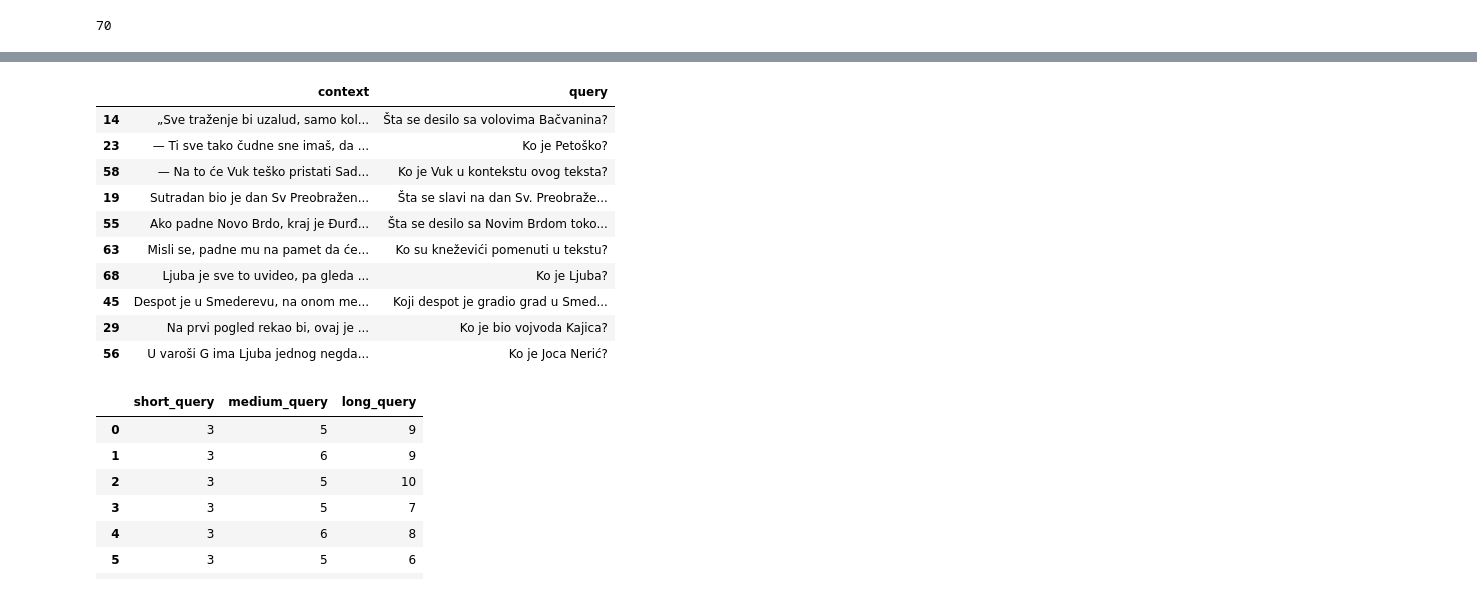
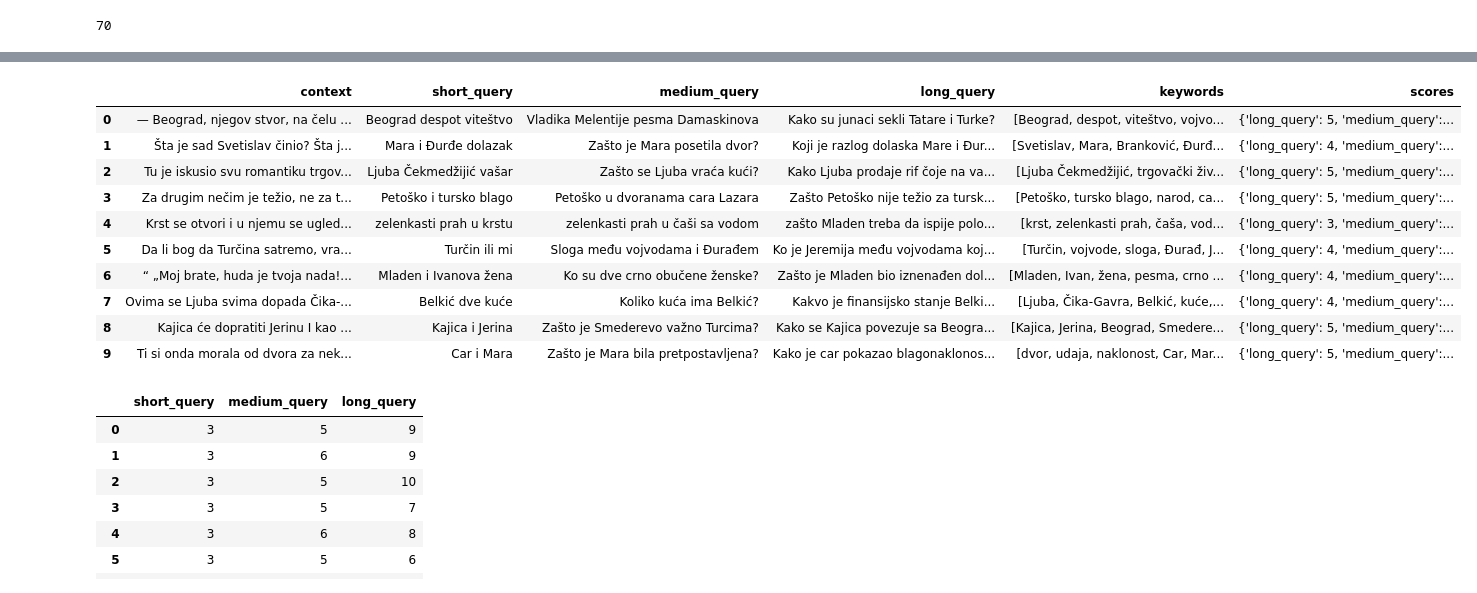
Before and after one commit to smartcat-labs/SRBedding, a Jupyter notebook: training_dataset/notebooks/testing_4omini.ipynb, the cells around one changed output, grey strips where cells are left out. Cells and saved outputs as stored; diff of their text form; code cells hidden in the pictures.

```diff
--- a/training_dataset/notebooks/testing_4omini.ipynb
+++ b/training_dataset/notebooks/testing_4omini.ipynb
@@ -113,17 +112,17 @@ news_mini.sample(10)
 # %%
-literature_mini = pd.read_parquet("../datasets/literature_mini.parquet")
+literature_mini = pd.read_parquet(f"../datasets/literature_mini_{model}.parquet")
 literature = pd.read_parquet("../datasets/literature.parquet")
-literature_mini.sample(10)
+literature_mini.head(10)
 # %% [output]
-|  | context | query |
-| 14 | „Sve traženje bi uzalud, samo kol... | Šta se desilo sa volovima Bačvanina? |
-| 23 | — Ti sve tako čudne sne imaš, da ... | Ko je Petoško? |
-| 58 | — Na to će Vuk teško pristati Sad... | Ko je Vuk u kontekstu ovog teksta? |
-| 19 | Sutradan bio je dan Sv Preobražen... | Šta se slavi na dan Sv. Preobraže... |
-| 55 | Ako padne Novo Brdo, kraj je Đurđ... | Šta se desilo sa Novim Brdom toko... |
-| 63 | Misli se, padne mu na pamet da će... | Ko su kneževići pomenuti u tekstu? |
-| 68 | Ljuba je sve to uvideo, pa gleda ... | Ko je Ljuba? |
-| 45 | Despot je u Smederevu, na onom me... | Koji despot je gradio grad u Smed... |
-| 29 | Na prvi pogled rekao bi, ovaj je ... | Ko je bio vojvoda Kajica? |
-| 56 | U varoši G ima Ljuba jednog negda... | Ko je Joca Nerić? |
+|  | context | short_query | medium_query | long_query | keywords | scores |
+| 0 | — Beograd, njegov stvor, na čelu ... | Beograd despot viteštvo | Vladika Melentije pesma Damaskinova | Kako su junaci sekli Tatare i Turke? | [Beograd, despot, viteštvo, vojvo... | {'long_query': 5, 'medium_query':... |
+| 1 | Šta je sad Svetislav činio? Šta j... | Mara i Đurđe dolazak | Zašto je Mara posetila dvor? | Koji je razlog dolaska Mare i Đur... | [Svetislav, Mara, Branković, Đurđ... | {'long_query': 4, 'medium_query':... |
+| 2 | Tu je iskusio svu romantiku trgov... | Ljuba Čekmedžijić vašar | Zašto se Ljuba vraća kući? | Kako Ljuba prodaje rif čoje na va... | [Ljuba Čekmedžijić, trgovački živ... | {'long_query': 5, 'medium_query':... |
+| 3 | Za drugim nečim je težio, ne za t... | Petoško i tursko blago | Petoško u dvoranama cara Lazara | Zašto Petoško nije težio za tursk... | [Petoško, tursko blago, narod, ca... | {'long_query': 5, 'medium_query':... |
+| 4 | Krst se otvori i u njemu se ugled... | zelenkasti prah u krstu | zelenkasti prah u čaši sa vodom | zašto Mladen treba da ispije polo... | [krst, zelenkasti prah, čaša, vod... | {'long_query': 3, 'medium_query':... |
+| 5 | Da li bog da Turčina satremo, vra... | Turčin ili mi | Sloga među vojvodama i Đurađem | Ko je Jeremija među vojvodama koj... | [Turčin, vojvode, sloga, Đurađ, J... | {'long_query': 4, 'medium_query':... |
+| 6 | “ „Moj brate, huda je tvoja nada!... | Mladen i Ivanova žena | Ko su dve crno obučene ženske? | Zašto je Mladen bio iznenađen dol... | [Mladen, Ivan, žena, pesma, crno ... | {'long_query': 4, 'medium_query':... |
+| 7 | Ovima se Ljuba svima dopada Čika-... | Belkić dve kuće | Koliko kuća ima Belkić? | Kakvo je finansijsko stanje Belki... | [Ljuba, Čika-Gavra, Belkić, kuće,... | {'long_query': 4, 'medium_query':... |
+| 8 | Kajica će dopratiti Jerinu I kao ... | Kajica i Jerina | Zašto je Smederevo važno Turcima? | Kako se Kajica povezuje sa Beogra... | [Kajica, Jerina, Beograd, Smedere... | {'long_query': 5, 'medium_query':... |
+| 9 | Ti si onda morala od dvora za nek... | Car i Mara | Zašto je Mara bila pretpostavljena? | Kako je car pokazao blagonaklonos... | [dvor, udaja, naklonost, Car, Mar... | {'long_query': 5, 'medium_query':... |
 # %%
```
Also changed, not shown: parts of 8 cells of this notebook, 4 other files.
